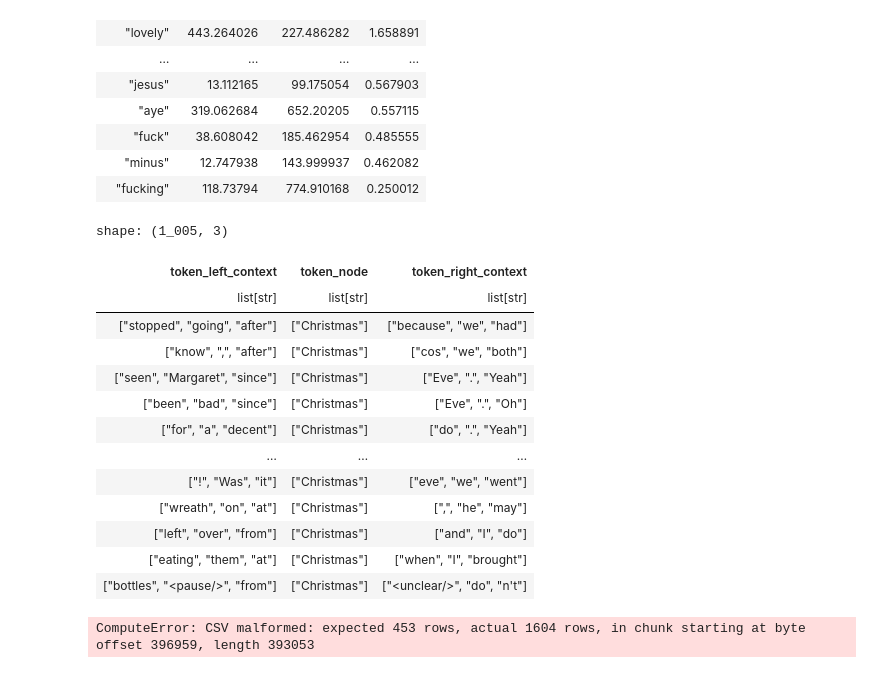
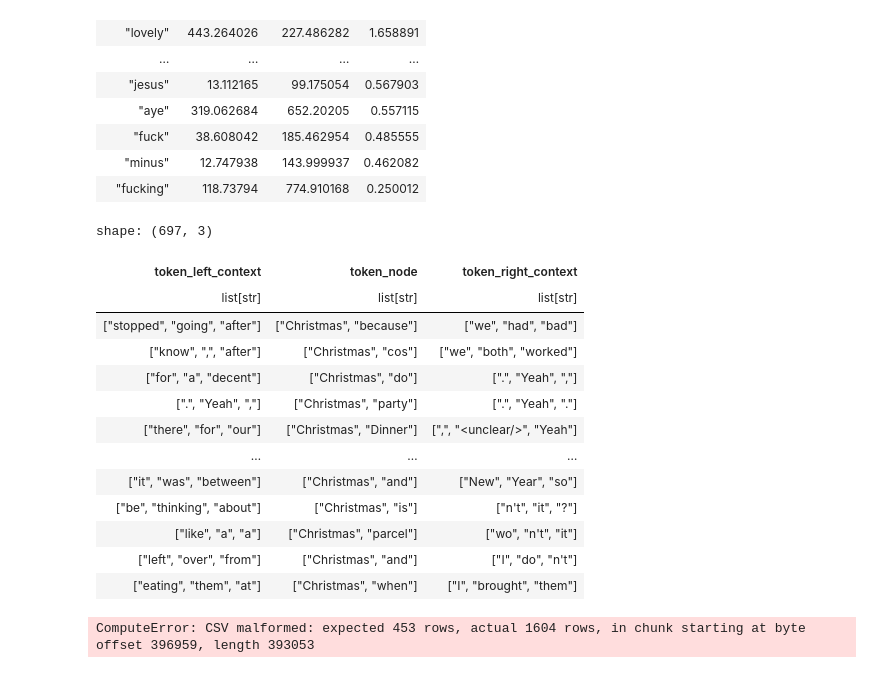
Before and after one commit to rmalouf/polars_corpus, a Jupyter notebook: examples/keywords.ipynb, the cells around one changed output. Cells and saved outputs as stored; diff of their text form; code cells hidden in the pictures.

```diff
--- a/examples/keywords.ipynb
+++ b/examples/keywords.ipynb
@@ -148,23 +148,23 @@ shape: (15_648, 4)
 | "minus" | 12.747938 | 143.999937 | 0.462082 |
 | "fucking" | 118.73794 | 774.910168 | 0.250012 |
 # %%
-xmas = plc.search(bnc.filter(pl.col('sex')=='f'),'[lemma="christmas"]')
+xmas = plc.search(bnc.filter(pl.col('sex')=='f'),'[lemma="christmas"] [lemma!="eve"]')
 plc.kwic_concordance(xmas, 'token', 3)
 # %% [output]
-shape: (1_005, 3)
+shape: (697, 3)
 | token_left_context | token_node | token_right_context |
 | list[str] | list[str] | list[str] |
-| ["stopped", "going", "after"] | ["Christmas"] | ["because", "we", "had"] |
-| ["know", ",", "after"] | ["Christmas"] | ["cos", "we", "both"] |
-| ["seen", "Margaret", "since"] | ["Christmas"] | ["Eve", ".", "Yeah"] |
-| ["been", "bad", "since"] | ["Christmas"] | ["Eve", ".", "Oh"] |
-| ["for", "a", "decent"] | ["Christmas"] | ["do", ".", "Yeah"] |
+| ["stopped", "going", "after"] | ["Christmas", "because"] | ["we", "had", "bad"] |
+| ["know", ",", "after"] | ["Christmas", "cos"] | ["we", "both", "worked"] |
+| ["for", "a", "decent"] | ["Christmas", "do"] | [".", "Yeah", ","] |
+| [".", "Yeah", ","] | ["Christmas", "party"] | [".", "Yeah", "."] |
+| ["there", "for", "our"] | ["Christmas", "Dinner"] | [",", "<unclear/>", "Yeah"] |
 | … | … | … |
-| ["!", "Was", "it"] | ["Christmas"] | ["eve", "we", "went"] |
-| ["wreath", "on", "at"] | ["Christmas"] | [",", "he", "may"] |
-| ["left", "over", "from"] | ["Christmas"] | ["and", "I", "do"] |
-| ["eating", "them", "at"] | ["Christmas"] | ["when", "I", "brought"] |
-| ["bottles", "<pause/>", "from"] | ["Christmas"] | ["<unclear/>", "do", "n't"] |
+| ["it", "was", "between"] | ["Christmas", "and"] | ["New", "Year", "so"] |
+| ["be", "thinking", "about"] | ["Christmas", "is"] | ["n't", "it", "?"] |
+| ["like", "a", "a"] | ["Christmas", "parcel"] | ["wo", "n't", "it"] |
+| ["left", "over", "from"] | ["Christmas", "and"] | ["I", "do", "n't"] |
+| ["eating", "them", "at"] | ["Christmas", "when"] | ["I", "brought", "them"] |
 # %%
 # https://inquirer.sites.fas.harvard.edu/spreadsheet_guide.htm
 # merge rows for multi-sense words?
```
Also changed, not shown: 3 other files.
